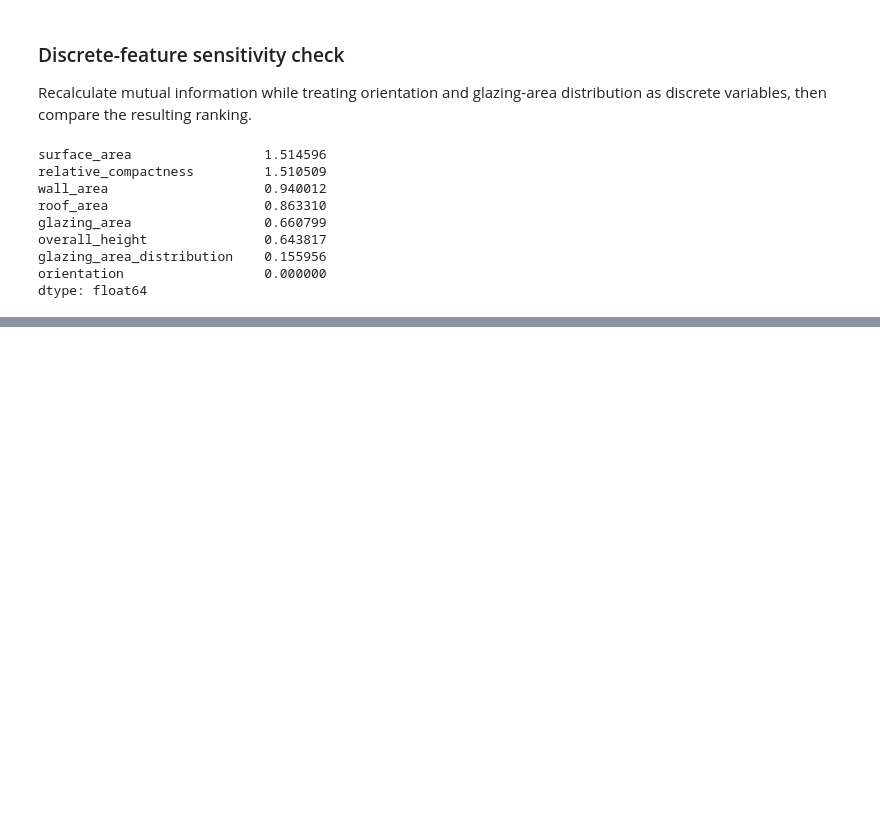
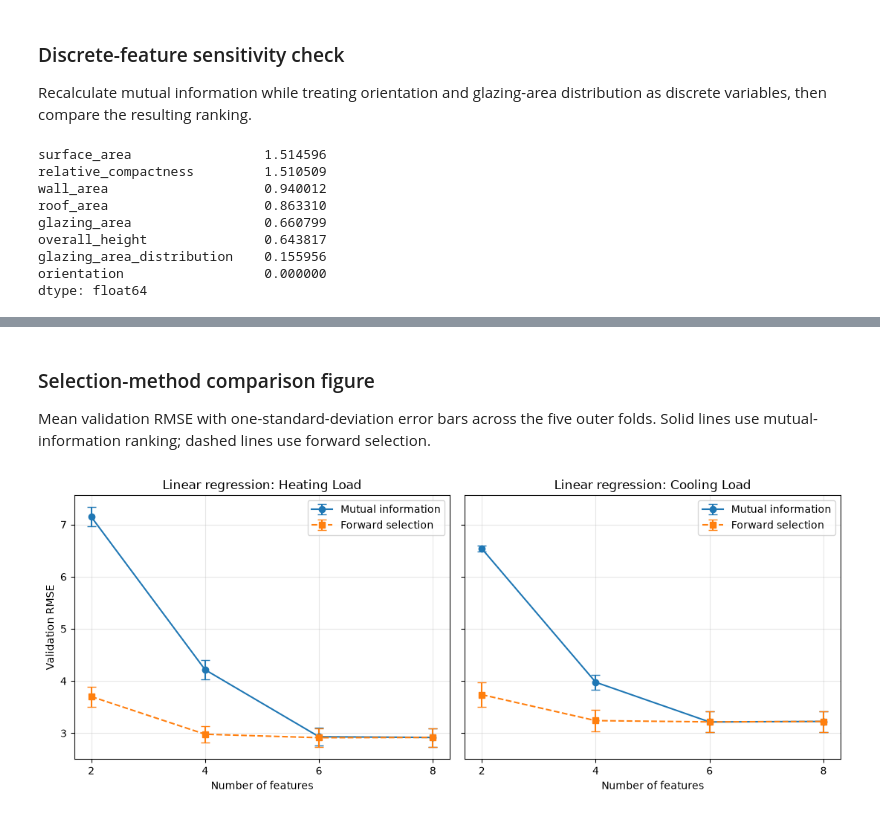
Before and after one commit to jacob-baker25/eleg405-energy-load-prediction, a Jupyter notebook: notebooks/02_linear_ridge_jacob.ipynb, the cells around one changed output, grey strips where cells are left out. Saved outputs shown, nothing was run; the diff lists cells and outputs as text; code cells hidden in the pictures; blank space fills up the shorter version.

```diff
--- a/notebooks/02_linear_ridge_jacob.ipynb
+++ b/notebooks/02_linear_ridge_jacob.ipynb
@@ -1217,0 +1537,47 @@ dtype: float64
+# %% [markdown]
+### Selection-method comparison figure
+
+Mean validation RMSE with one-standard-deviation error bars across the five outer folds. Solid lines use mutual-information ranking; dashed lines use forward selection.
+# %%
+plot_data = method_summary.reset_index()
+
+line_styles = {
+    "mi": {"linestyle": "-", "marker": "o", "label": "Mutual information"},
+    "forward": {"linestyle": "--", "marker": "s", "label": "Forward selection"},
+}
+
+fig, axes = plt.subplots(1, 2, figsize=(11, 4.5), sharey=True)
+
+for ax, target in zip(axes, TARGET_COLUMNS):
+    for selector_name, style in line_styles.items():
+        data = plot_data[
+            (plot_data["target"] == target)
+            & (plot_data["selector"] == selector_name)
+        ].sort_values("n_features")
+
+        ax.errorbar(
+            data["n_features"],
+            data["mean"],
+            yerr=data["std"],
+            capsize=4,
+            **style,
+        )
+
+    ax.set_title(f"Linear regression: {target.replace('_', ' ').title()}")
+    ax.set_xlabel("Number of features")
+    ax.set_xticks(FEATURE_COUNTS)
+    ax.grid(alpha=0.3)
+    ax.legend()
+
+axes[0].set_ylabel("Validation RMSE")
+
+plt.tight_layout()
+
+figure_path = (
+    project_root / "results" / "figures"
+    / "linear_selection_method_comparison.png"
+)
+plt.savefig(figure_path, dpi=200, bbox_inches="tight")
+plt.show()
+# %% [output]
+[figure, added]
```
Also changed, not shown: parts of 18 cells of this notebook, 12 other files.
